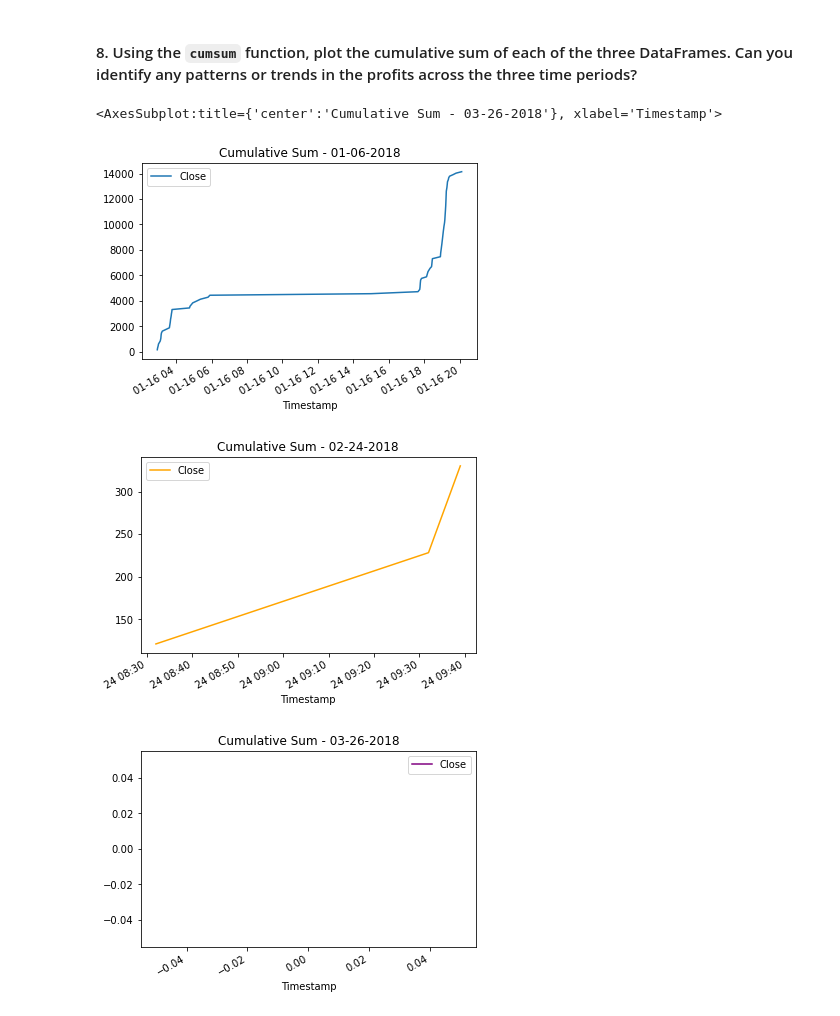
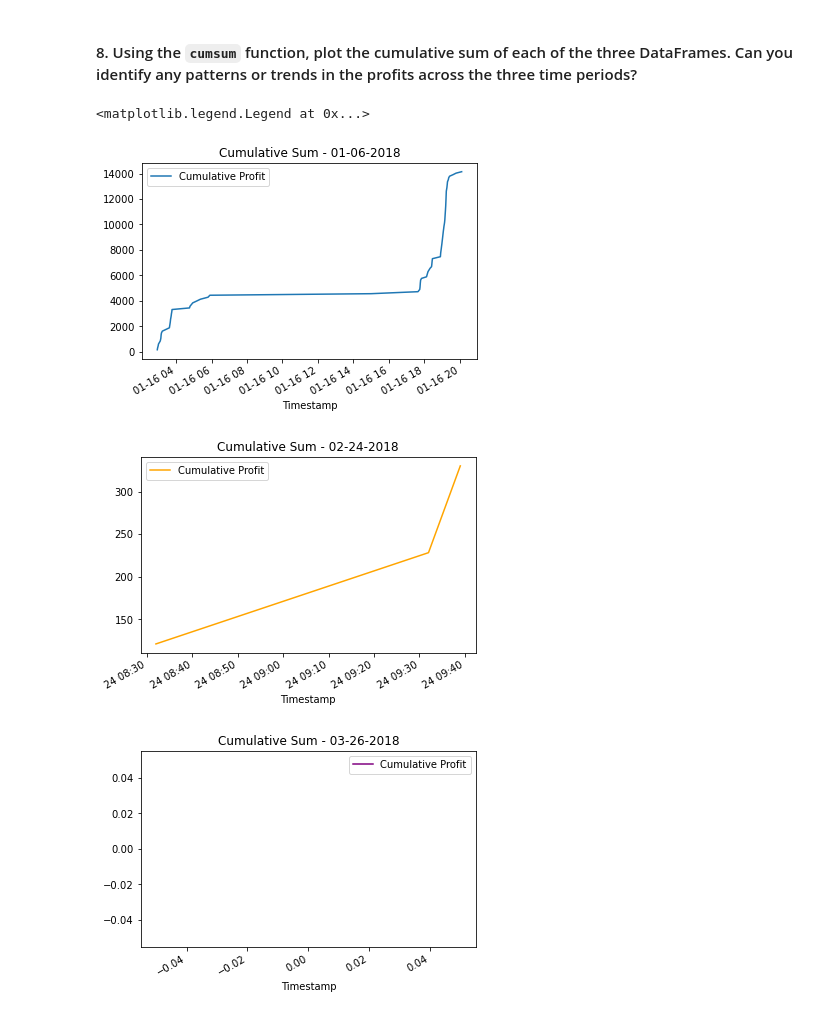
Before and after one commit to rodum012/Bitcoin_Arbitrage, a Jupyter notebook: crypto_arbitrage.ipynb, the cells around one changed output. Saved outputs shown, nothing was run; the diff lists cells and outputs as text; code cells hidden in the pictures.

Commit message:
Fixed legend labels in the graphs and updated the graphs in the anlysis report to reflect the changes.

```diff
--- a/crypto_arbitrage.ipynb
+++ b/crypto_arbitrage.ipynb
@@ -694,15 +708,17 @@ cumulative_profit_early = profit_per_trade_early.cumsum()
 cumulative_profit_middle = profit_per_trade_middle.cumsum()
 cumulative_profit_late = profit_per_trade_late.cumsum()
 # %%
+# Creates labels for the plots' legends
+labels=["Cumulative Profit"]
 # Plots the cumulative sum of profits for each date's profit per trade DataFrame
-cumulative_profit_early.plot(title="Cumulative Sum - 01-06-2018")
-cumulative_profit_middle.plot(title="Cumulative Sum - 02-24-2018",color="orange")
-cumulative_profit_late.plot(title="Cumulative Sum - 03-26-2018",color="purple")
+cumulative_profit_early.plot(title="Cumulative Sum - 01-06-2018").legend(labels=labels)
+cumulative_profit_middle.plot(title="Cumulative Sum - 02-24-2018",color="orange").legend(labels=labels)
+cumulative_profit_late.plot(title="Cumulative Sum - 03-26-2018",color="purple").legend(labels=labels)
 # %% [output]
-<AxesSubplot:title={'center':'Cumulative Sum - 03-26-2018'}, xlabel='Timestamp'>
+<matplotlib.legend.Legend at 0x...>
-[figure, old version]
+[figure, new version]
-[figure, old version]
+[figure, new version]
-[figure, old version]
+[figure, new version]
 # %% [markdown]
 **Question:** After reviewing the profit information across each date from the different time periods, can you identify any patterns or trends?
 
```
Also changed, not shown: parts of 7 cells of this notebook, 2 other files.
